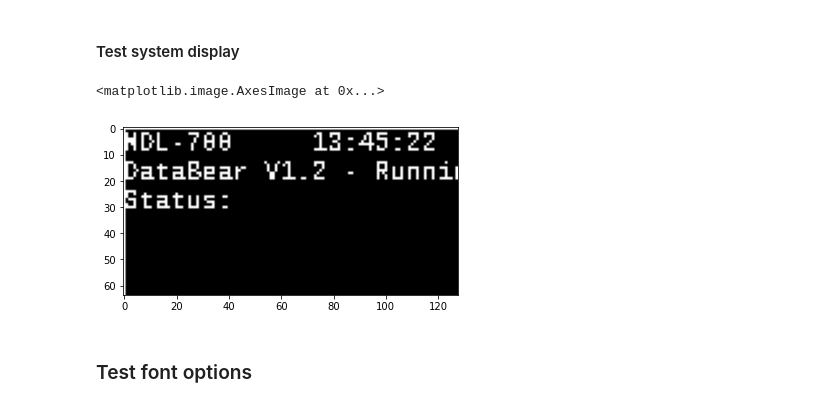
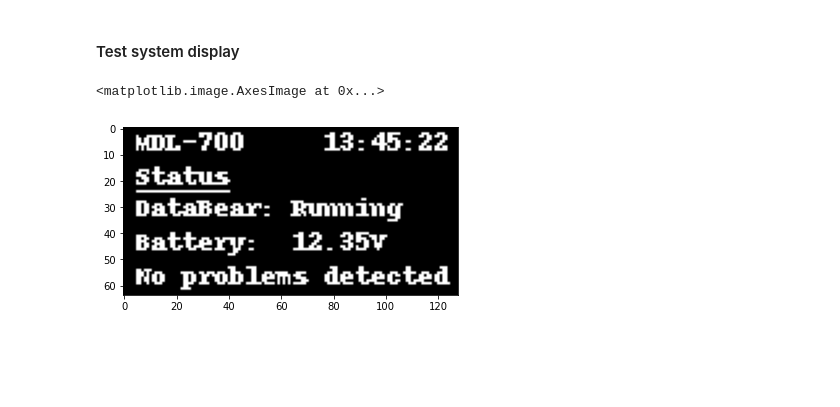
Before and after one commit to dyacon/pyMDL, a Jupyter notebook: pymdl/display/disptest.ipynb, the cells around one changed output. Drawn from its saved outputs; the diff is of its cells as text; code cells hidden in the pictures; blank space fills up the shorter version.

Commit message:
Finalized initial display designs

```diff
--- a/pymdl/display/disptest.ipynb
+++ b/pymdl/display/disptest.ipynb
@@ -41,0 +48,25 @@ plt.imshow(npim,cmap='gray')
+# %%
+dfnt = ImageFont.load_default()
+
+#Clear image
+d.rectangle([(0,0),(128,64)],fill=0)
+
+#Display content
+headstr = ' TPH-1   20:05:10'
+datastr = ('T:  20.56 C\n'
+           'RH: 35%\n'
+           'BP: 890 mb\n')
+
+d.text((0,0),headstr,font=dfnt,fill=255)
+d.multiline_text(
+        (20,20),
+        datastr,
+        font=dfnt,
+        fill=255,
+        spacing=2)
+
+#Draw a rectangle to indicate more data
+d.polygon([(110,50),(120,50),(115,55)],fill=255)
+
+npim = np.asarray(im)
+plt.imshow(npim,cmap='gray')
@@ -43,24 +77,32 @@ plt.imshow(npim,cmap='gray')
 #### Test system display
 # %%
 #Clear image
-d.rectangle([(0,0),(128,64)],fill=0,outline=255)
+d.rectangle([(0,0),(128,64)],fill=0)
 
 #Display content
 headerstr = ('MDL-700     13:45:22\n'
-           'DataBear V1.2 - Running\n'
-           'Status:\n')
+             'Status\n')
+statstr = ('DataBear: Running\n'
+           'Battery:  12.35V\n'
+           'No problems detected')
 
 d.multiline_text(
-        (0,0),
+        (5,0),
         headerstr,
-        font=fnt,
+        font=dfnt,
         fill=255,
         spacing=2)
 
+d.multiline_text(
+        (5,25),
+        statstr,
+        font=dfnt,
+        fill=255,
+        spacing=2)
+d.line([(5,24),(40,24)],width=1,fill=255)
+
 npim = np.asarray(im)
 plt.imshow(npim,cmap='gray')
 # %% [output]
 <matplotlib.image.AxesImage at 0x...>
-[figure, old version]
+[figure, new version]
-# %% [markdown]
-### Test font options
```
Also changed, not shown: parts of 7 cells of this notebook.
